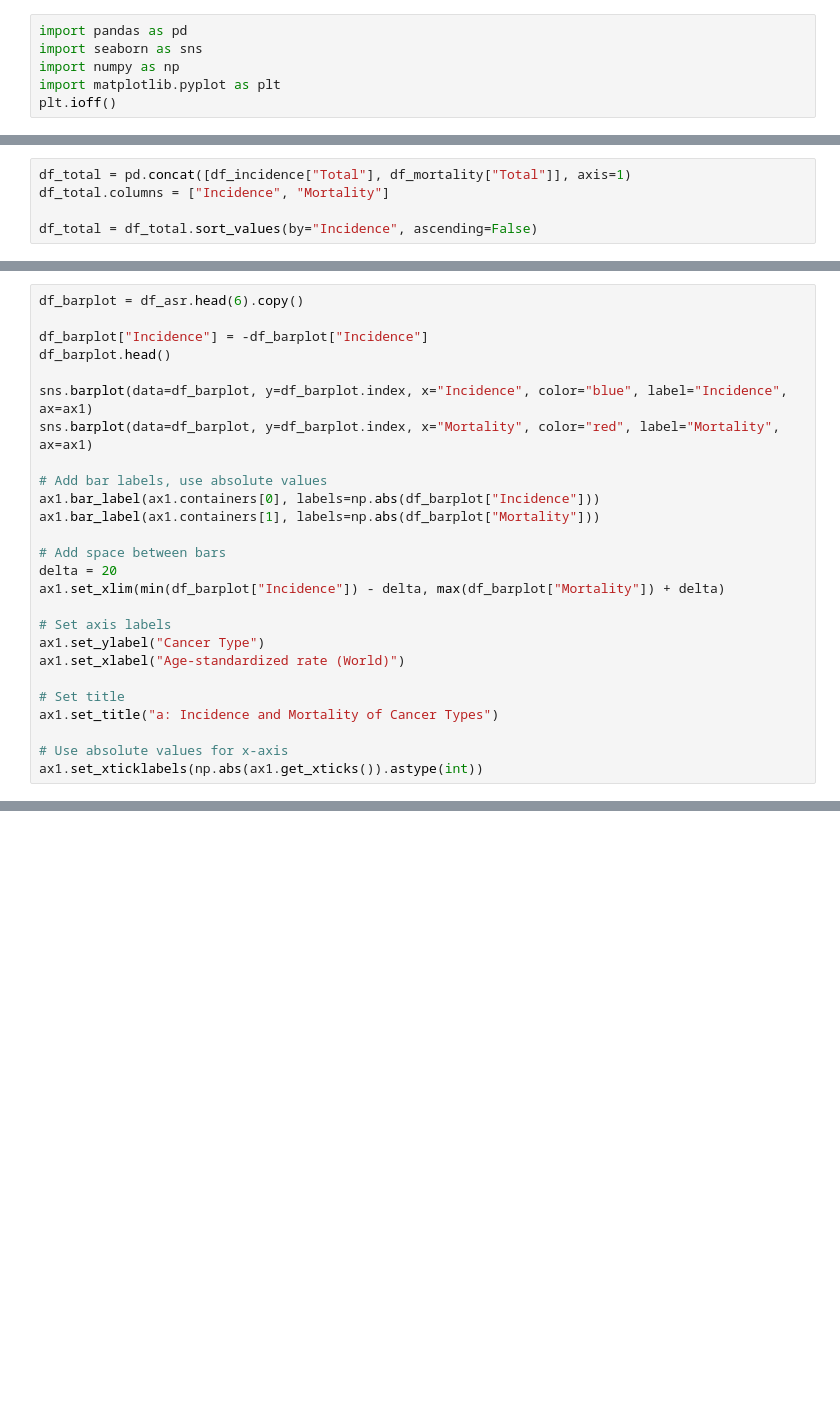
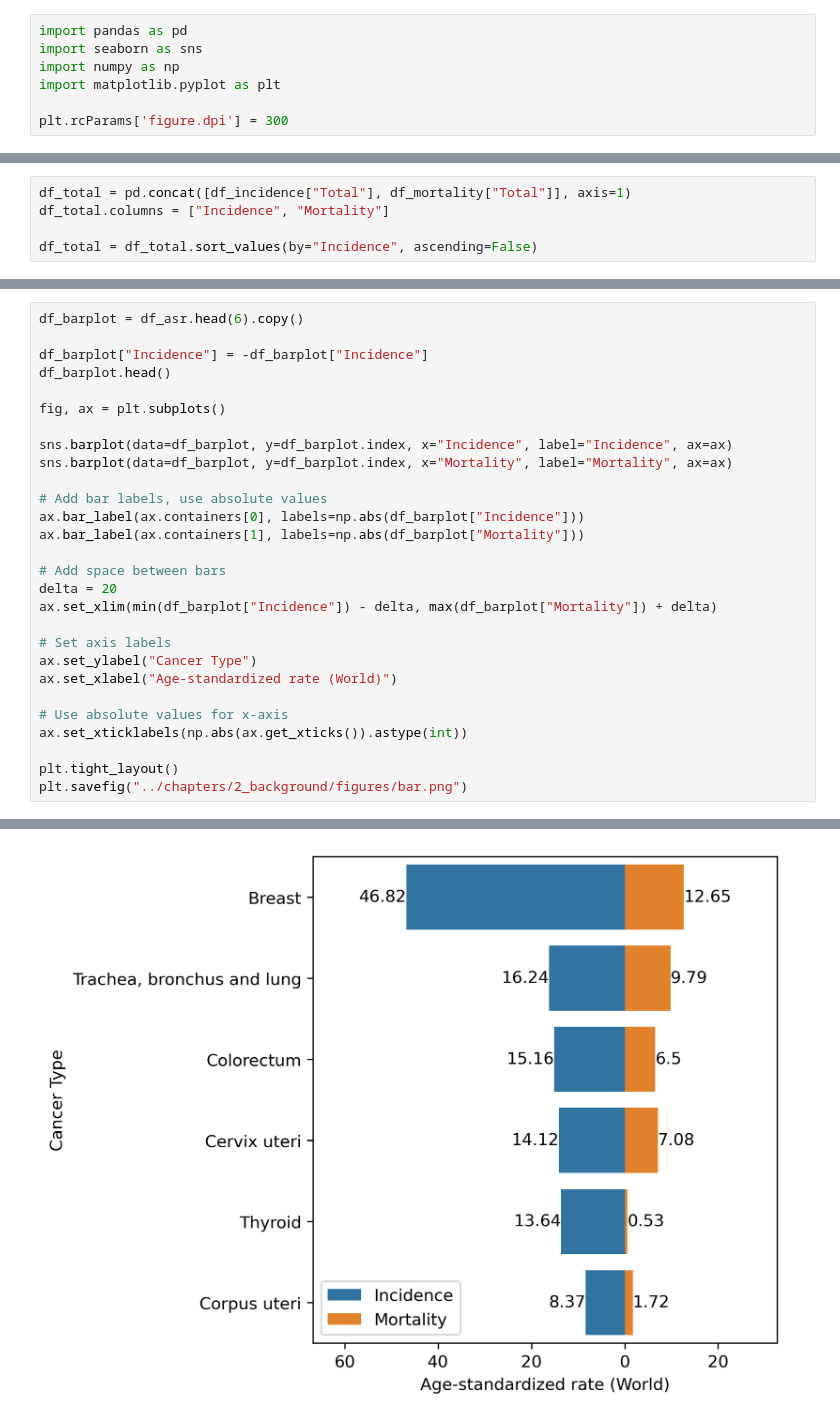
Before and after one commit to nictru/bsc-thesis, a Jupyter notebook: data/brca.ipynb, the cells around one changed output, grey strips where cells are left out. Saved outputs shown, nothing was run; the diff lists cells and outputs as text; blank space fills up the shorter version.

```diff
--- a/data/brca.ipynb
+++ b/data/brca.ipynb
@@ -3,4 +3,5 @@ import pandas as pd
 import seaborn as sns
 import numpy as np
 import matplotlib.pyplot as plt
-plt.ioff()
+
+plt.rcParams['figure.dpi'] = 300
@@ -56,24 +50,26 @@ df_barplot = df_asr.head(6).copy()
 df_barplot["Incidence"] = -df_barplot["Incidence"]
 df_barplot.head()
 
-sns.barplot(data=df_barplot, y=df_barplot.index, x="Incidence", color="blue", label="Incidence", ax=ax1)
-sns.barplot(data=df_barplot, y=df_barplot.index, x="Mortality", color="red", label="Mortality", ax=ax1)
+fig, ax = plt.subplots()
+
+sns.barplot(data=df_barplot, y=df_barplot.index, x="Incidence", label="Incidence", ax=ax)
+sns.barplot(data=df_barplot, y=df_barplot.index, x="Mortality", label="Mortality", ax=ax)
 
 # Add bar labels, use absolute values
-ax1.bar_label(ax1.containers[0], labels=np.abs(df_barplot["Incidence"]))
-ax1.bar_label(ax1.containers[1], labels=np.abs(df_barplot["Mortality"]))
+ax.bar_label(ax.containers[0], labels=np.abs(df_barplot["Incidence"]))
+ax.bar_label(ax.containers[1], labels=np.abs(df_barplot["Mortality"]))
 
 # Add space between bars
 delta = 20
-ax1.set_xlim(min(df_barplot["Incidence"]) - delta, max(df_barplot["Mortality"]) + delta)
+ax.set_xlim(min(df_barplot["Incidence"]) - delta, max(df_barplot["Mortality"]) + delta)
 
 # Set axis labels
-ax1.set_ylabel("Cancer Type")
-ax1.set_xlabel("Age-standardized rate (World)")
-
-# Set title
-ax1.set_title("a: Incidence and Mortality of Cancer Types")
+ax.set_ylabel("Cancer Type")
+ax.set_xlabel("Age-standardized rate (World)")
 
 # Use absolute values for x-axis
-ax1.set_xticklabels(np.abs(ax1.get_xticks()).astype(int))
+ax.set_xticklabels(np.abs(ax.get_xticks()).astype(int))
+
+plt.tight_layout()
+plt.savefig("../chapters/2_background/figures/bar.png")
 # %% [output]
@@ -87,3 +76,4 @@ ax1.set_xticklabels(np.abs(ax1.get_xticks()).astype(int))
+[figure, added]
 # %%
 # Add pie chart
 df_pieplot = df_asr.copy()
```
Also changed, not shown: parts of 6 cells of this notebook, 20 other files.
